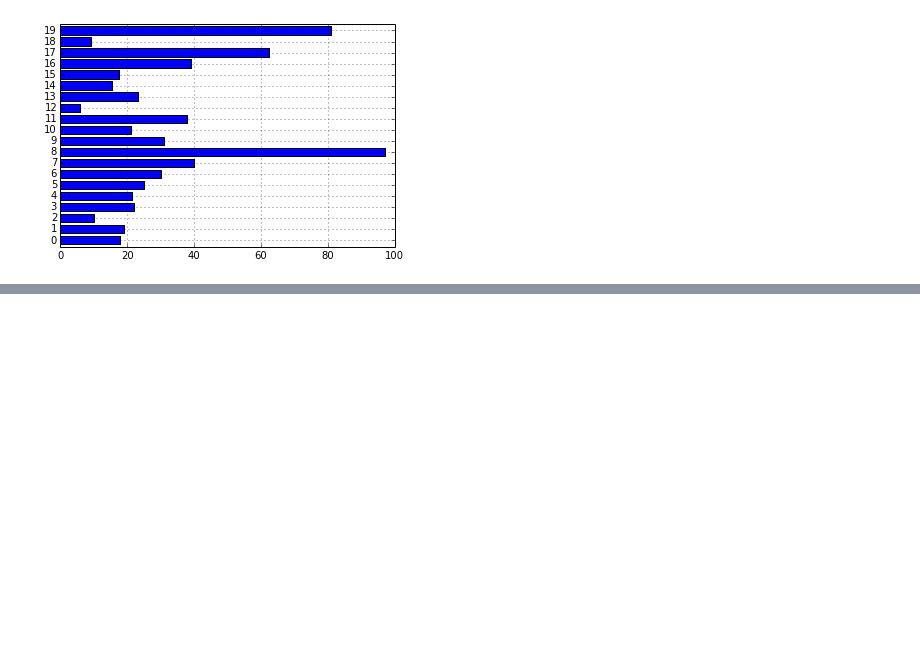
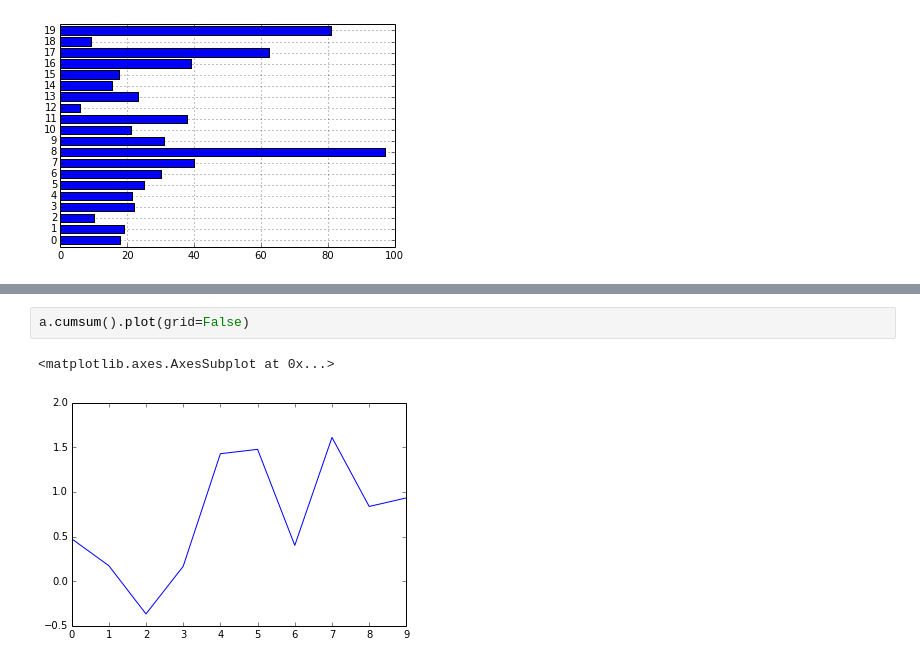
Before and after one commit to rtalyansky/Data-Analysis-Practice, a Jupyter notebook: Pandasql/Pandaspractice.ipynb, the cells around one changed output, grey strips where cells are left out. Drawn from its saved outputs; the diff is of its cells as text; blank space fills up the shorter version.

```diff
--- a/Pandasql/Pandaspractice.ipynb
+++ b/Pandasql/Pandaspractice.ipynb
@@ -149,0 +157,5 @@ a.UnitPrice.plot(kind='barh')
+# %%
+a.cumsum().plot(grid=False)
+# %% [output]
+<matplotlib.axes.AxesSubplot at 0x...>
+[figure, added]
```
Also changed, not shown: parts of 7 cells of this notebook.
